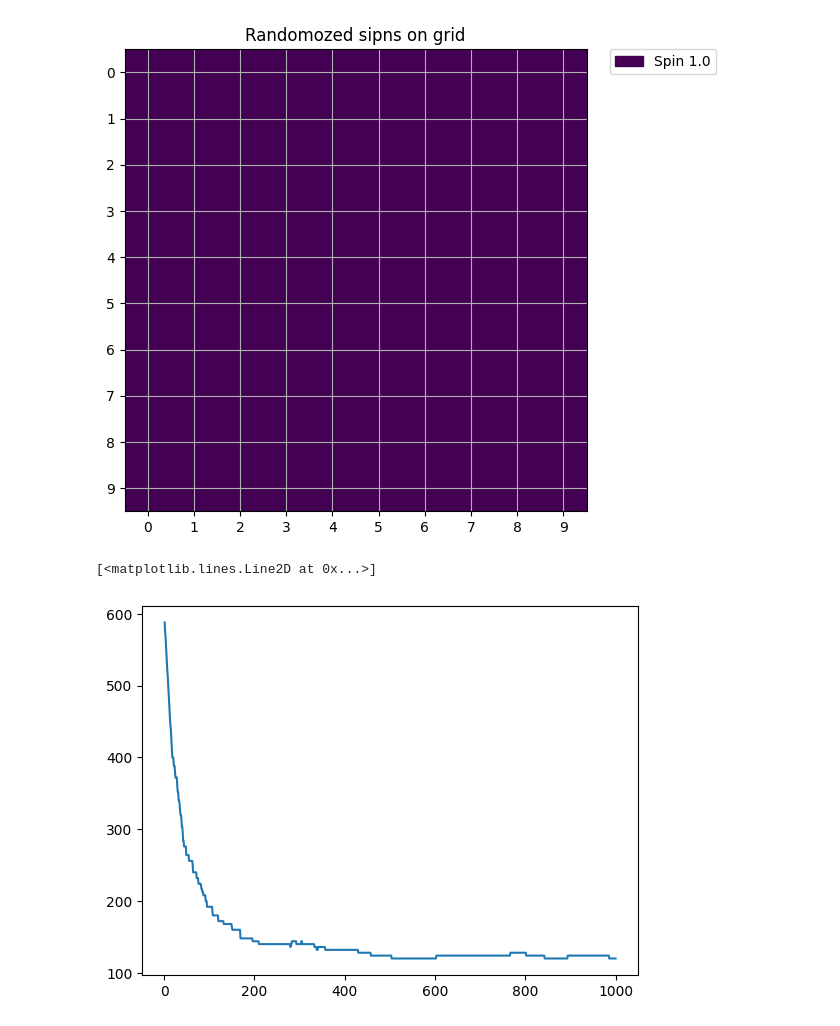
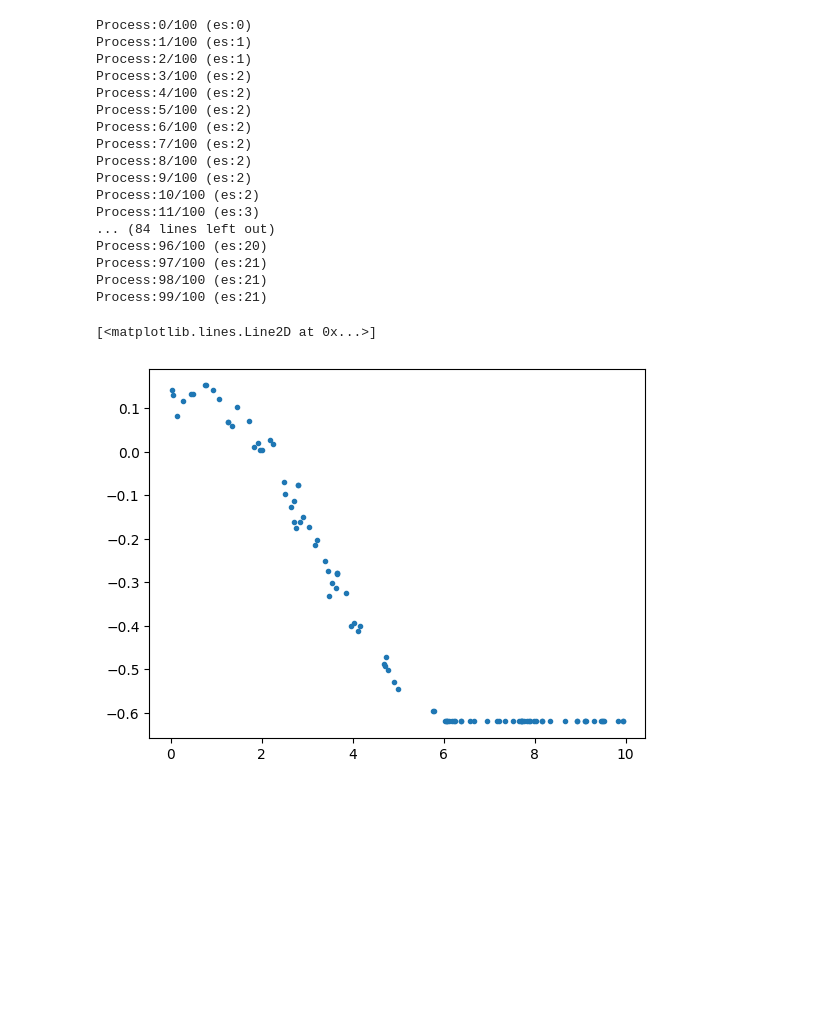
Before and after one commit to axelkat/statfmc, a Jupyter notebook: isingmodel.ipynb, the cells around one changed output. Drawn from its saved outputs; the diff is of its cells as text; code cells hidden in the pictures; blank space fills up the shorter version.

```diff
--- a/isingmodel.ipynb
+++ b/isingmodel.ipynb
@@ -41,6 +42,16 @@ def calcMagnetization(M):
             else:
                 spin = spin-1
     return spin/len(M)**2
+# %%
+def earlystopping(array, delta, index):
+    data=np.array(array[index-100:])
+    ave1=np.average(data)
+    data2=np.array(array[index-20:])
+    ave2=np.average(data2)
+    if abs((ave2-ave1))<ave1/50:
+        return True
+    else:
+        return False
 # %%
 def isingmodel (
     n = 100,
@@ -72,8 +90,33 @@ def isingmodel (
-# %%
-
-Data,M,n, magnetization=isingmodel(1000,2,1,1)
-plt.plot(np.linspace(1,n,n),Data)
-# %% [output]
-[figure, removed]
-[<matplotlib.lines.Line2D at 0x...>]
-[figure, removed]
+# %%
+ave= []
+H=[]
+es=0
+for i in range(100):
+    h=np.random.random()*10
+    Data,M,n, magnetization,average=isingmodel(5000,h,1,1)
+    if n<5000:
+        es+=1
+    print(f"Process:{i}/{100} (es:{es})")
+    ave.append(average)
+    H.append(h)
+plt.plot(H,ave,'.')
+# %% [output]
+Process:0/100 (es:0)
+Process:1/100 (es:1)
+Process:2/100 (es:1)
+Process:3/100 (es:2)
+Process:4/100 (es:2)
+Process:5/100 (es:2)
+Process:6/100 (es:2)
+Process:7/100 (es:2)
+Process:8/100 (es:2)
+Process:9/100 (es:2)
+Process:10/100 (es:2)
+Process:11/100 (es:3)
+... (84 lines left out)
+Process:96/100 (es:20)
+Process:97/100 (es:21)
+Process:98/100 (es:21)
+Process:99/100 (es:21)
+[<matplotlib.lines.Line2D at 0x...>]
+[figure, added]
```
Also changed, not shown: parts of 4 cells of this notebook.
